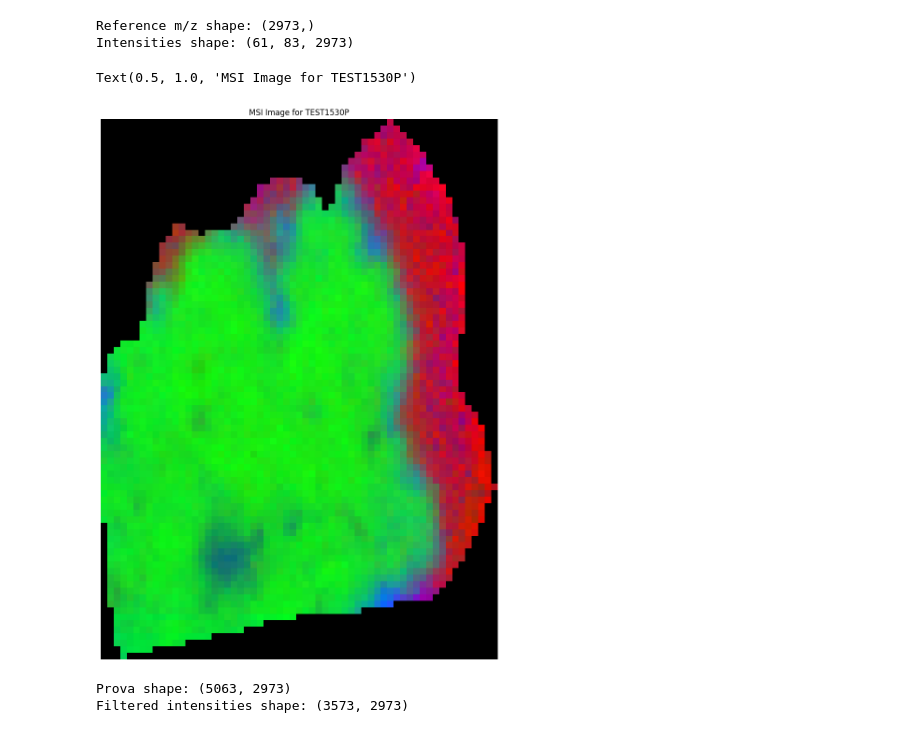
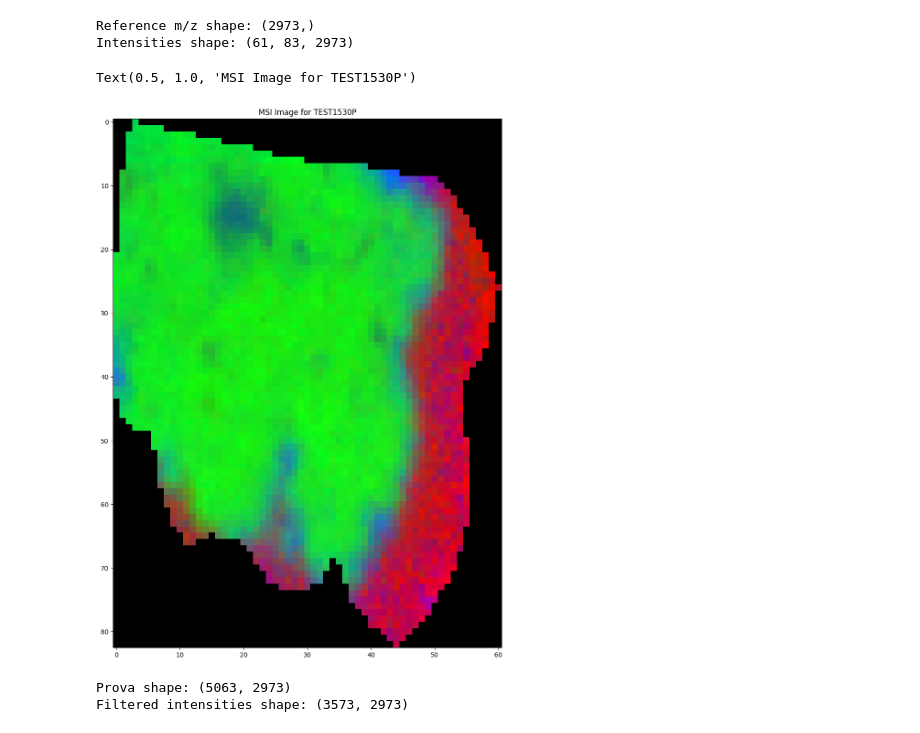
Before and after one commit to sifrimlab/FOCUS, a Jupyter notebook: notebooks/explore_msi.ipynb, the cells around one changed output. Saved outputs shown, nothing was run; the diff lists cells and outputs as text; code cells hidden in the pictures.

```diff
--- a/notebooks/explore_msi.ipynb
+++ b/notebooks/explore_msi.ipynb
@@ -14,6 +15,6 @@ from constants import MsiIntensityNormalization, DecompositionMethod
 # %%
 PATH = "/staging/leuven/stg_00077/projects/Lorenzo/FOCUS/Nina/"
-SAMPLE_ID = "TEST1530P"
+SAMPLE_ID = "TEST1530"
 MODALITY_NAME = "MSI"
 
 OUTPUT_PATH =  os.path.join(PATH, SAMPLE_ID, 'preprocessing', MODALITY_NAME)
@@ -52,15 +349,15 @@ msi_image = alignment_engine._generate_msi_image(OUTPUT_PATH, decomposition_meth
 # Flip the image across the y-axis
 #msi_image = np.flip(msi_image, axis=1)
 # Flip across the x-axis
-msi_image = np.flip(msi_image, axis=0)
+#msi_image = np.flip(msi_image, axis=0)
 # %%
 plt.figure(figsize=(15, 15))
 plt.imshow(msi_image, cmap='gray')
-plt.axis('off')
+
 plt.title(f"MSI Image for {SAMPLE_ID}")
 # %% [output]
 Text(0.5, 1.0, 'MSI Image for TEST1530P')
-[figure, old version]
+[figure, new version]
 # %%
 prova = intensities.reshape(-1, intensities.shape[-1])
 print(f"Prova shape: {prova.shape}")
```
Also changed, not shown: parts of 11 cells of this notebook, 2 other files.
